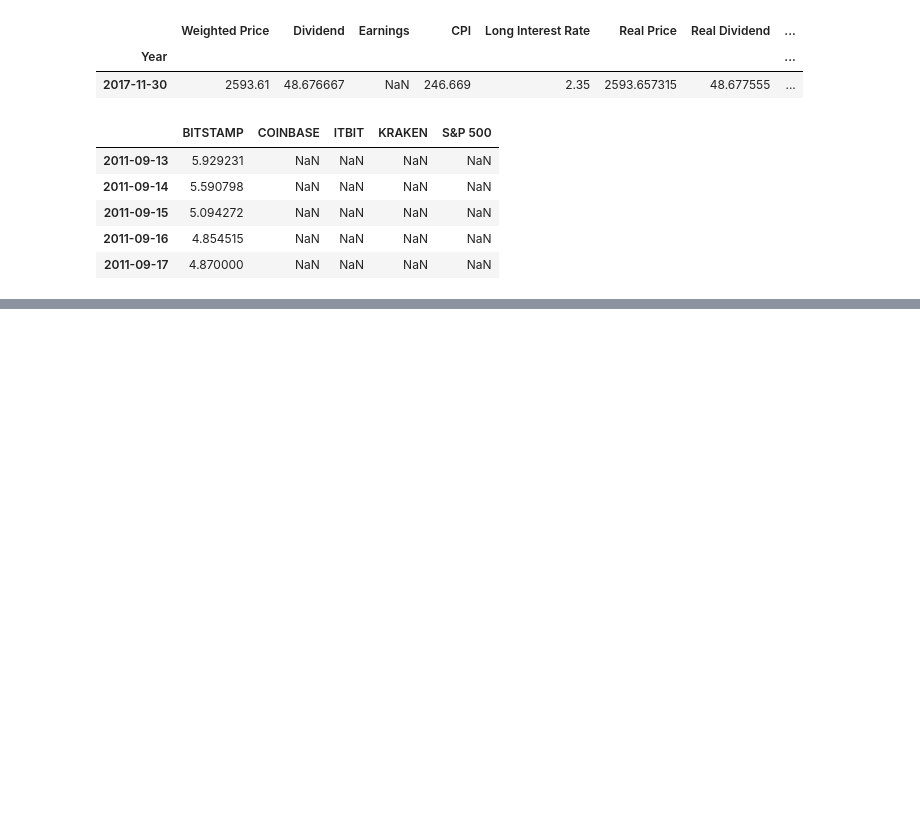
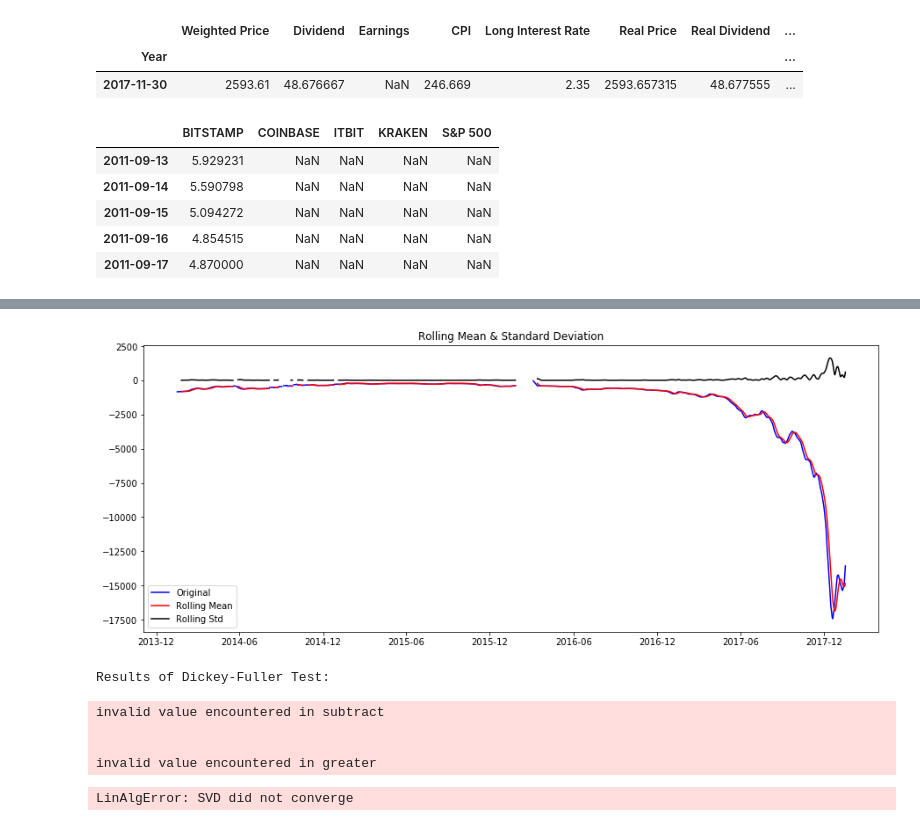
Before and after one commit to kundami/bitcoin_data_analaysis, a Jupyter notebook: Bitcoin-Analysis.ipynb, the cells around one changed output, grey strips where cells are left out. Saved outputs shown, nothing was run; the diff lists cells and outputs as text; code cells hidden in the pictures; blank space fills up the shorter version.

```diff
--- a/Bitcoin-Analysis.ipynb
+++ b/Bitcoin-Analysis.ipynb
@@ -327,0 +397,18 @@ print(y)
+# %%
+ts_log.dropna(inplace=True)
+#print(ts_log)
+# %%
+ts_log_moving_avg_diff = ts_log - moving_avg
+# %%
+ts_log_moving_avg_diff.dropna(inplace=True)
+#print(ts_log_moving_avg_diff)
+# %%
+test_stationarity(ts_log_moving_avg_diff)
+# %% [output]
+[figure, added]
+Results of Dickey-Fuller Test:
+invalid value encountered in subtract
+
+
+invalid value encountered in greater
+LinAlgError: SVD did not converge
```
Also changed, not shown: parts of 22 cells of this notebook.
